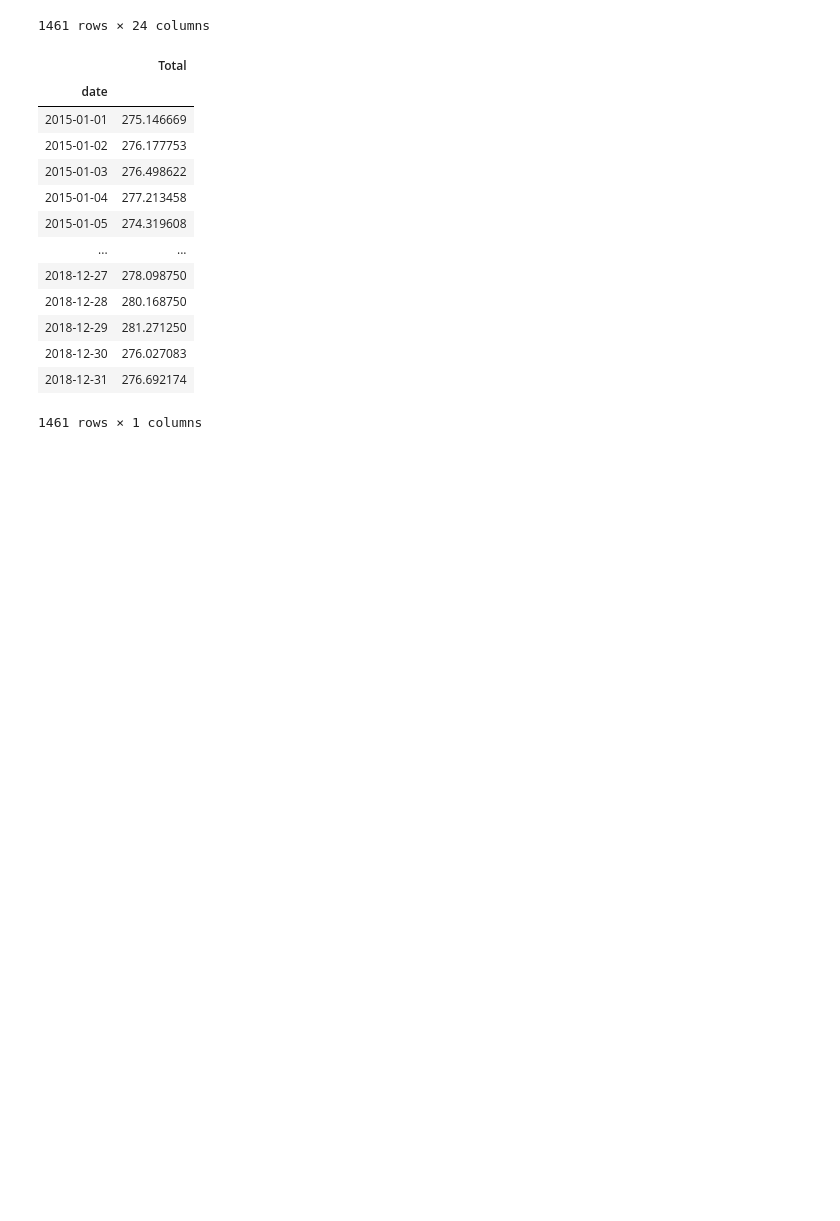
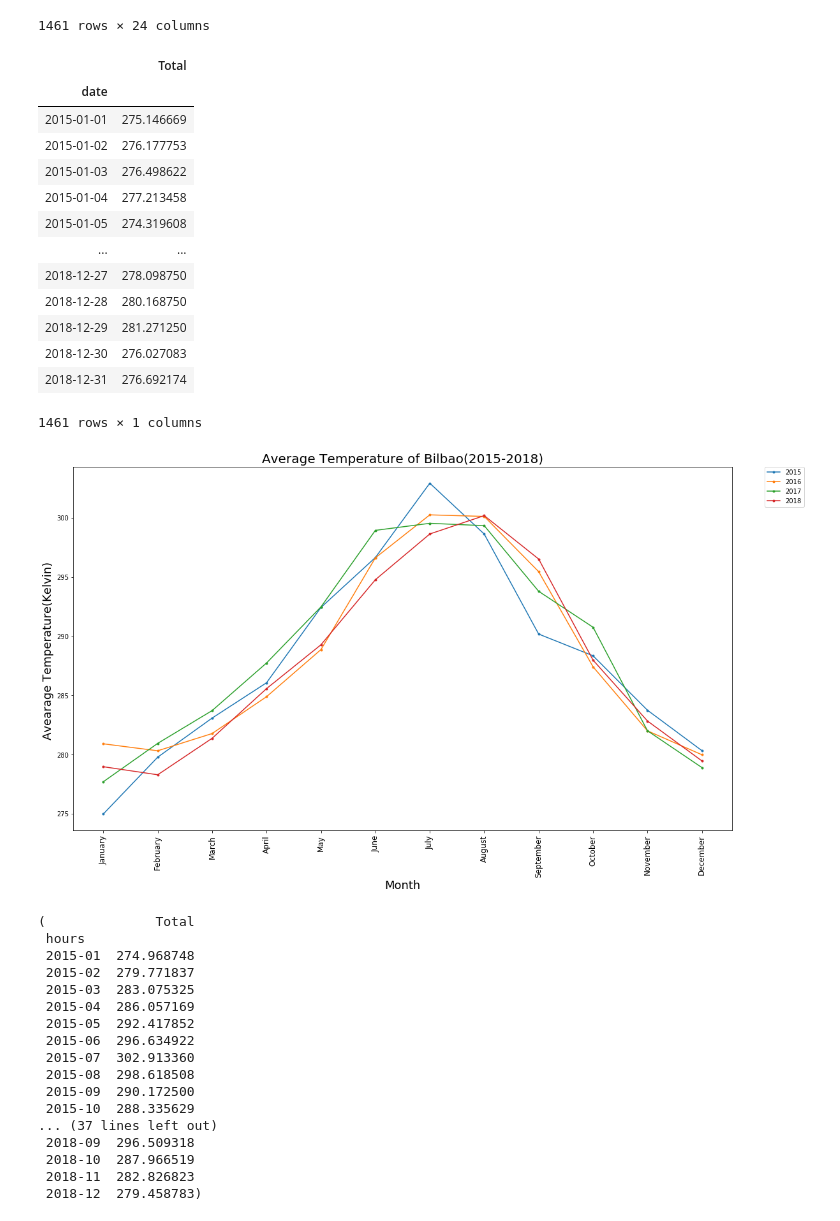
Before and after one commit to jmerkel/Wasted_Energy_Generation, a Jupyter notebook: Jupyter notebook/Weather_city_plots.ipynb, the cells around one changed output. Cells and saved outputs as stored; diff of their text form; code cells hidden in the pictures; blank space fills up the shorter version.

```diff
--- a/Jupyter notebook/Weather_city_plots.ipynb
+++ b/Jupyter notebook/Weather_city_plots.ipynb
@@ -150,3 +148,24 @@ def datetime_conversion(data):
+# %%
+datetime_conversion(new_Madrid)
+# %% [output]
+[figure, added]
+(              Total
+ hours
+ 2015-01  274.968748
+ 2015-02  279.771837
+ 2015-03  283.075325
+ 2015-04  286.057169
+ 2015-05  292.417852
+ 2015-06  296.634922
+ 2015-07  302.913360
+ 2015-08  298.618508
+ 2015-09  290.172500
+ 2015-10  288.335629
+... (37 lines left out)
+ 2018-09  296.509318
+ 2018-10  287.966519
+ 2018-11  282.826823
+ 2018-12  279.458783)
 # %%
 #datetime_conversion(new_Valencia)
 # %%
```
Also changed, not shown: parts of 2 cells of this notebook, 7 other files.
